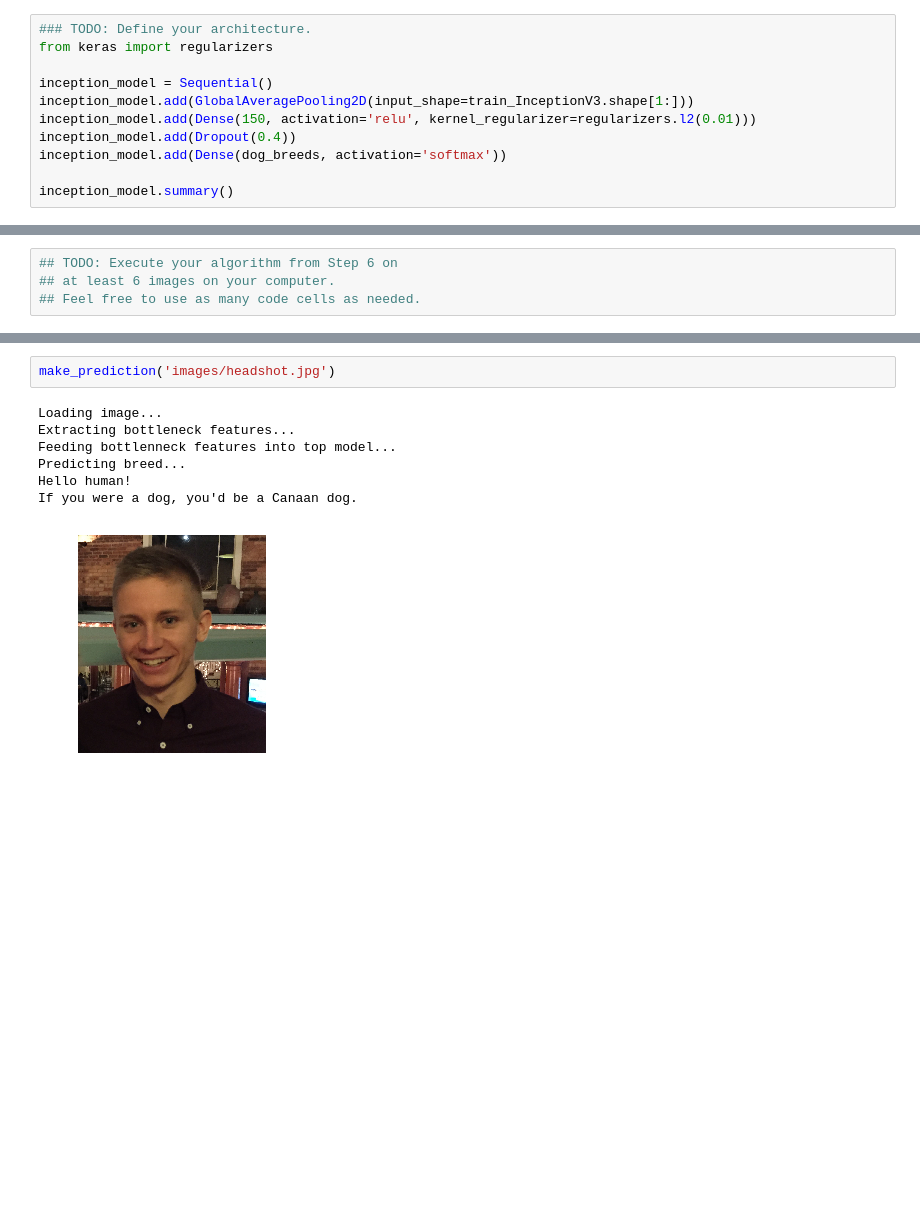
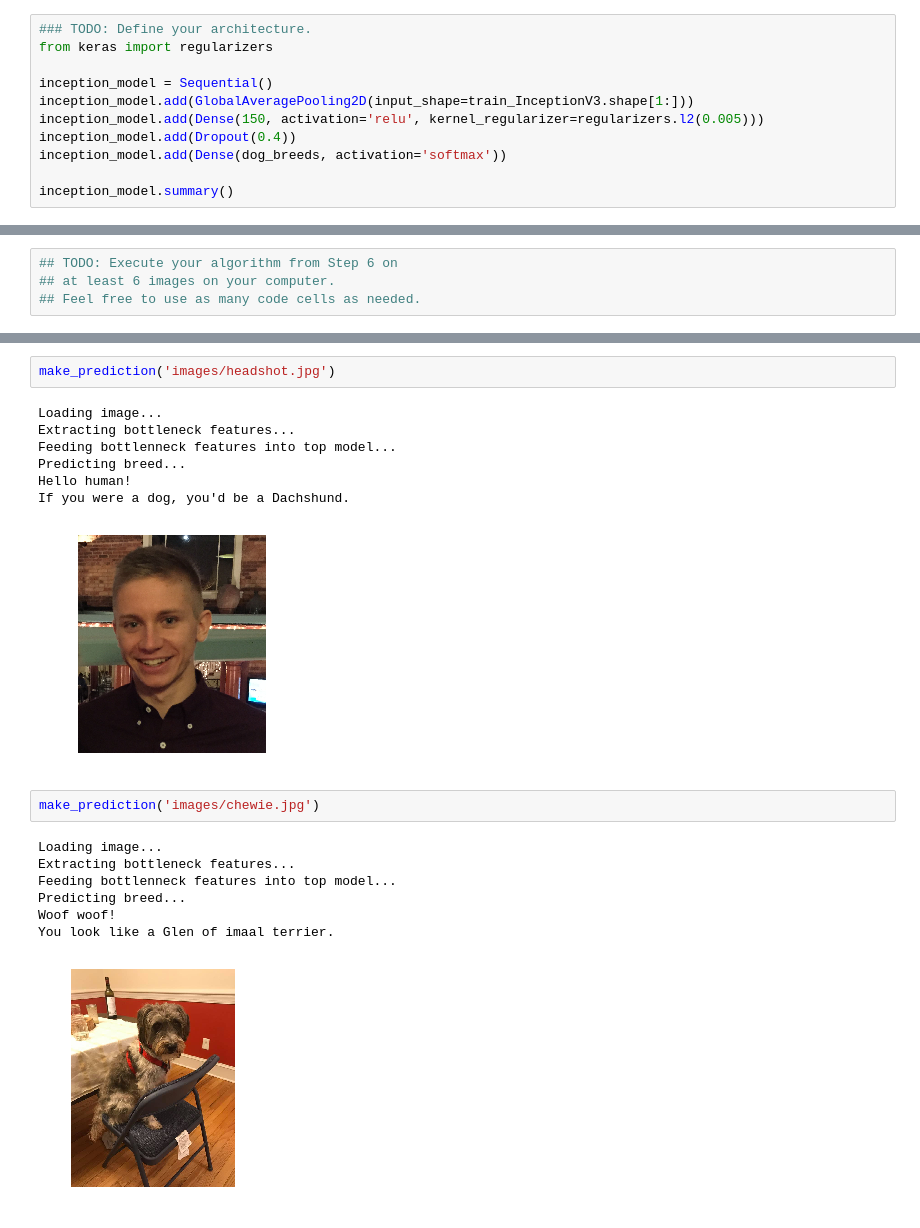
Before and after one commit to Sillians/machine-learning-1, a Jupyter notebook: projects/dog-project/dog_app.ipynb, the cells around one changed output, grey strips where cells are left out. Saved outputs shown, nothing was run; the diff lists cells and outputs as text; blank space fills up the shorter version.

```diff
--- a/projects/dog-project/dog_app.ipynb
+++ b/projects/dog-project/dog_app.ipynb
@@ -634,7 +618,7 @@ from keras import regularizers
 
 inception_model = Sequential()
 inception_model.add(GlobalAveragePooling2D(input_shape=train_InceptionV3.shape[1:]))
-inception_model.add(Dense(150, activation='relu', kernel_regularizer=regularizers.l2(0.01)))
+inception_model.add(Dense(150, activation='relu', kernel_regularizer=regularizers.l2(0.005)))
 inception_model.add(Dropout(0.4))
 inception_model.add(Dense(dog_breeds, activation='softmax'))
 
@@ -894,5 +878,15 @@ Extracting bottleneck features...
 Feeding bottlenneck features into top model...
 Predicting breed...
 Hello human!
-If you were a dog, you'd be a Canaan dog.
+If you were a dog, you'd be a Dachshund.
 [figure]
+# %%
+make_prediction('images/chewie.jpg')
+# %% [output]
+Loading image...
+Extracting bottleneck features...
+Feeding bottlenneck features into top model...
+Predicting breed...
+Woof woof!
+You look like a Glen of imaal terrier.
+[figure, added]
```
Also changed, not shown: parts of 17 cells of this notebook, 2 other files.
